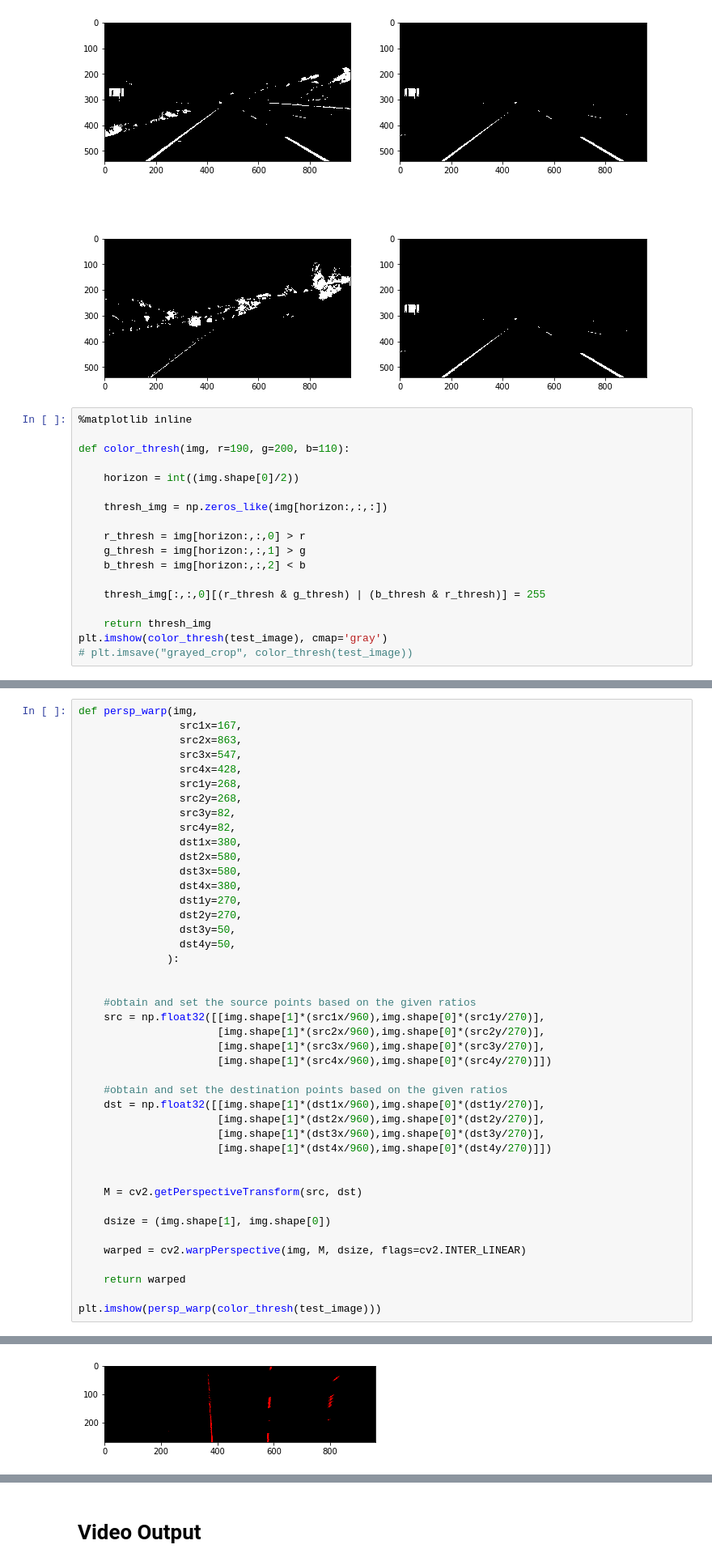
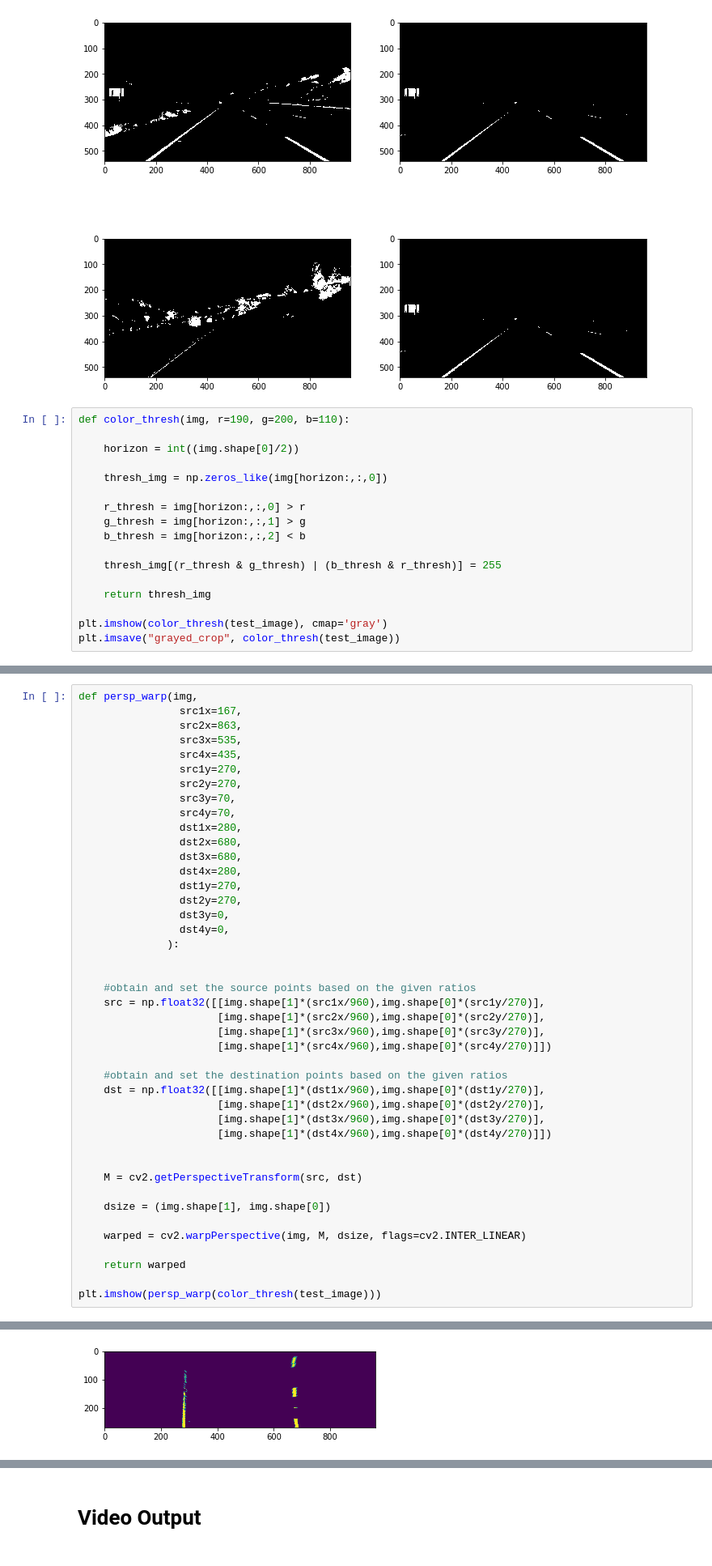
Before and after one commit to da7th/CarND-P1, a Jupyter notebook: Real-time attempt.ipynb, the cells around one changed output, grey strips where cells are left out. Shown at 81% size. Cells and saved outputs as stored; diff of their text form.

```diff
--- a/Real-time attempt.ipynb
+++ b/Real-time attempt.ipynb
@@ -51,21 +53,20 @@ interact(color_thresh_exp,img=fixed(test_image), r=(0,255,10), g=(0,255,10), b=(
 <function __main__.color_thresh_exp>
 [figure]
 # %%
-%matplotlib inline
-
 def color_thresh(img, r=190, g=200, b=110):
 
     horizon = int((img.shape[0]/2))
 
-    thresh_img = np.zeros_like(img[horizon:,:,:])
+    thresh_img = np.zeros_like(img[horizon:,:,0])
 
     r_thresh = img[horizon:,:,0] > r
     g_thresh = img[horizon:,:,1] > g
     b_thresh = img[horizon:,:,2] < b
 
-    thresh_img[:,:,0][(r_thresh & g_thresh) | (b_thresh & r_thresh)] = 255
+    thresh_img[(r_thresh & g_thresh) | (b_thresh & r_thresh)] = 255
 
     return thresh_img
+
 plt.imshow(color_thresh(test_image), cmap='gray')
-# plt.imsave("grayed_crop", color_thresh(test_image))
+plt.imsave("grayed_crop", color_thresh(test_image))
 # %% [output]
@@ -164,45 +164,45 @@ interact(persp_warp_test, img=fixed(color_thresh(test_image)),
 def persp_warp(img,
                 src1x=167,
                 src2x=863,
-                src3x=547,
-                src4x=428,
-                src1y=268,
-                src2y=268,
-                src3y=82,
-                src4y=82,
-                dst1x=380,
-                dst2x=580,
-                dst3x=580,
-                dst4x=380,
+                src3x=535,
+                src4x=435,
+                src1y=270,
+                src2y=270,
+                src3y=70,
+                src4y=70,
+                dst1x=280,
+                dst2x=680,
+                dst3x=680,
+                dst4x=280,
                 dst1y=270,
                 dst2y=270,
-                dst3y=50,
-                dst4y=50,
+                dst3y=0,
+                dst4y=0,
               ):
 
 
     #obtain and set the source points based on the given ratios
     src = np.float32([[img.shape[1]*(src1x/960),img.shape[0]*(src1y/270)],
                       [img.shape[1]*(src2x/960),img.shape[0]*(src2y/270)],
                       [img.shape[1]*(src3x/960),img.shape[0]*(src3y/270)],
                       [img.shape[1]*(src4x/960),img.shape[0]*(src4y/270)]])
 
     #obtain and set the destination points based on the given ratios
     dst = np.float32([[img.shape[1]*(dst1x/960),img.shape[0]*(dst1y/270)],
                       [img.shape[1]*(dst2x/960),img.shape[0]*(dst2y/270)],
                       [img.shape[1]*(dst3x/960),img.shape[0]*(dst3y/270)],
                       [img.shape[1]*(dst4x/960),img.shape[0]*(dst4y/270)]])
 
 
     M = cv2.getPerspectiveTransform(src, dst)
 
     dsize = (img.shape[1], img.shape[0])
 
     warped = cv2.warpPerspective(img, M, dsize, flags=cv2.INTER_LINEAR)
 
     return warped
 
 plt.imshow(persp_warp(color_thresh(test_image)))
 # %% [output]
 <matplotlib.image.AxesImage at 0x...>
-[figure, old version]
+[figure, new version]
```
Also changed, not shown: parts of 7 cells of this notebook.
